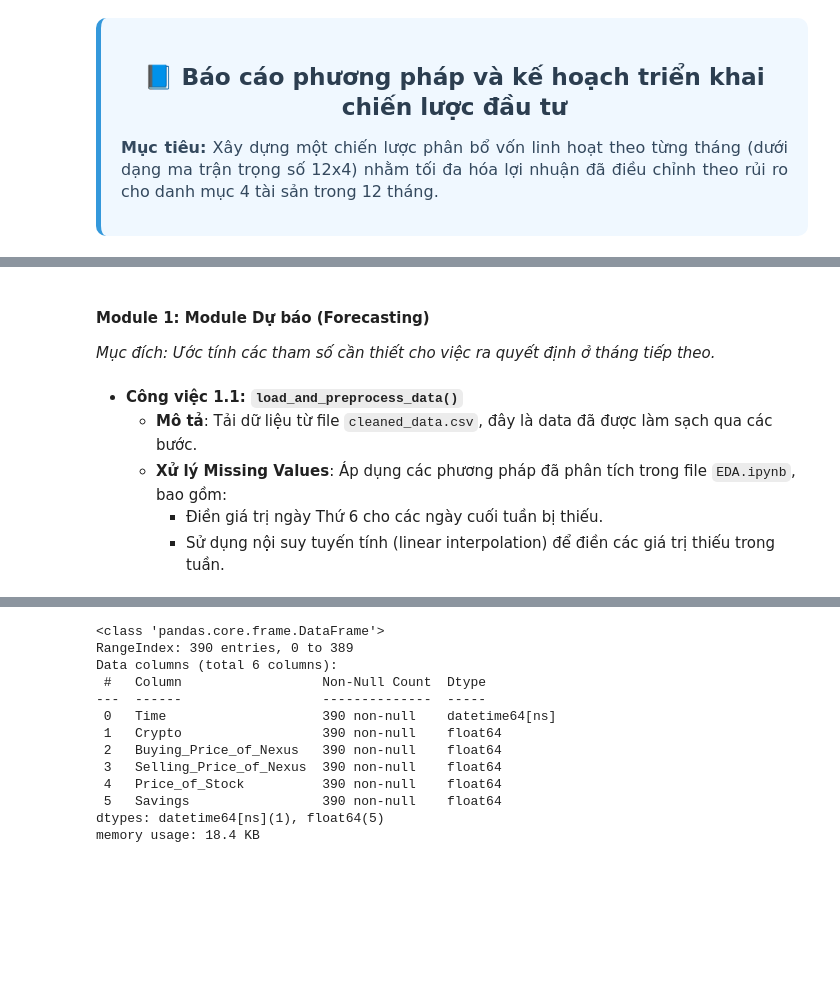
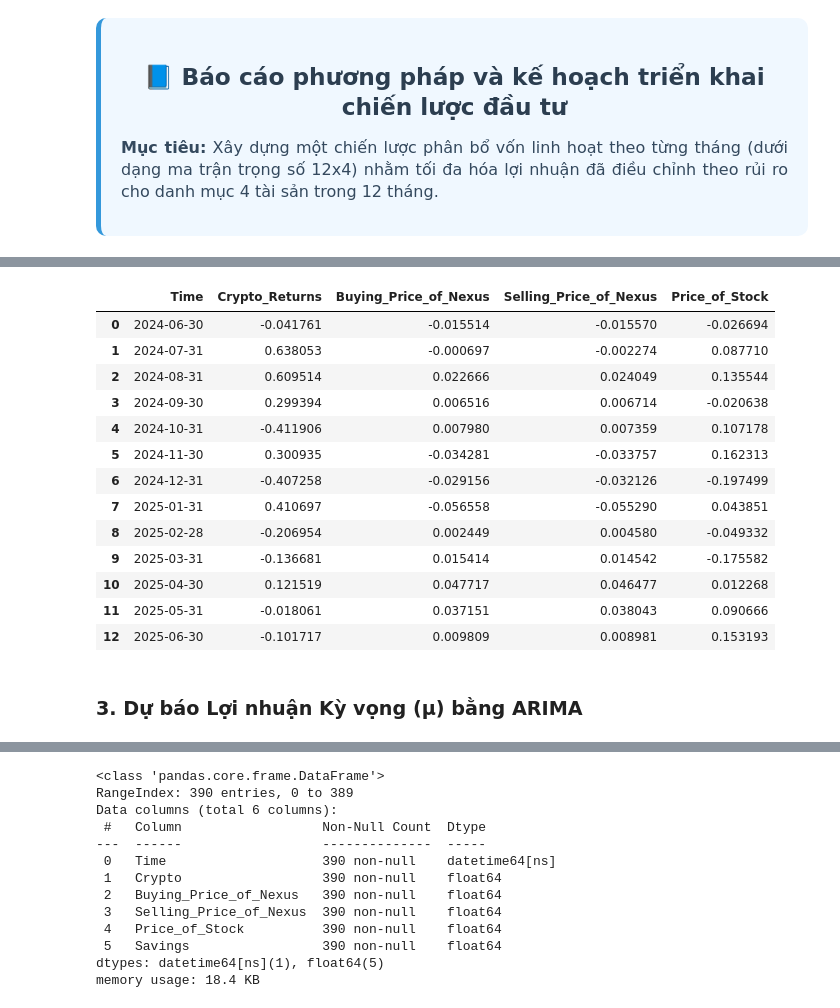
Before and after one commit to nguyenlog205/tmh2025-vong1, a Jupyter notebook: notebooks/model.ipynb, the cells around one changed output, grey strips where cells are left out. Saved outputs shown, nothing was run; the diff lists cells and outputs as text; code cells hidden in the pictures; blank space fills up the shorter version.

```diff
--- a/notebooks/model.ipynb
+++ b/notebooks/model.ipynb
@@ -36,0 +41,6 @@ Bài toán yêu cầu một chiến lược **linh hoạt**, tức là quyết
+# %%
+BASE_DIR = os.path.dirname(os.getcwd())
+dataset_path = os.path.join(BASE_DIR, 'data', 'cleaned_data.csv')
+
+# Load the dataset
+data = pd.read_csv(dataset_path,  encoding='utf-8', parse_dates=['Time'])
@@ -41,11 +77,28 @@ Mô hình sẽ được xây dựng dựa trên 3 module chính: **Dự báo**,
+# %%
+monthly_returns = data.resample('M', on='Time').last().pct_change().dropna()
+monthly_returns = monthly_returns.rename(columns={
+    'Savings': 'Savings_Returns',
+    'Crypto': 'Crypto_Returns',
+    'Stocks': 'Stocks_Returns',
+    'Nexus': 'Nexus_Returns'
+})
+monthly_returns = monthly_returns.reset_index()
+# %%
+monthly_returns
+# %% [output]
+|  | Time | Crypto_Returns | Buying_Price_of_Nexus | Selling_Price_of_Nexus | Price_of_Stock |
+| 0 | 2024-06-30 | -0.041761 | -0.015514 | -0.015570 | -0.026694 |
+| 1 | 2024-07-31 | 0.638053 | -0.000697 | -0.002274 | 0.087710 |
+| 2 | 2024-08-31 | 0.609514 | 0.022666 | 0.024049 | 0.135544 |
+| 3 | 2024-09-30 | 0.299394 | 0.006516 | 0.006714 | -0.020638 |
+| 4 | 2024-10-31 | -0.411906 | 0.007980 | 0.007359 | 0.107178 |
+| 5 | 2024-11-30 | 0.300935 | -0.034281 | -0.033757 | 0.162313 |
+| 6 | 2024-12-31 | -0.407258 | -0.029156 | -0.032126 | -0.197499 |
+| 7 | 2025-01-31 | 0.410697 | -0.056558 | -0.055290 | 0.043851 |
+| 8 | 2025-02-28 | -0.206954 | 0.002449 | 0.004580 | -0.049332 |
+| 9 | 2025-03-31 | -0.136681 | 0.015414 | 0.014542 | -0.175582 |
+| 10 | 2025-04-30 | 0.121519 | 0.047717 | 0.046477 | 0.012268 |
+| 11 | 2025-05-31 | -0.018061 | 0.037151 | 0.038043 | 0.090666 |
+| 12 | 2025-06-30 | -0.101717 | 0.009809 | 0.008981 | 0.153193 |
 # %% [markdown]
-
-#### **Module 1: Module Dự báo (Forecasting)**
-*Mục đích: Ước tính các tham số cần thiết cho việc ra quyết định ở tháng tiếp theo.*
+### 3. Dự báo Lợi nhuận Kỳ vọng (μ) bằng ARIMA
-# %% [markdown]
-
-* **Công việc 1.1: `load_and_preprocess_data()`**
-    * **Mô tả**: Tải dữ liệu từ file `cleaned_data.csv`, đây là data đã được làm sạch qua các bước.
-    * **Xử lý Missing Values**: Áp dụng các phương pháp đã phân tích trong file `EDA.ipynb`, bao gồm:
-        * Điền giá trị ngày Thứ 6 cho các ngày cuối tuần bị thiếu.
-        * Sử dụng nội suy tuyến tính (linear interpolation) để điền các giá trị thiếu trong tuần.
```
Also changed, not shown: parts of 15 cells of this notebook, 3 other files.
